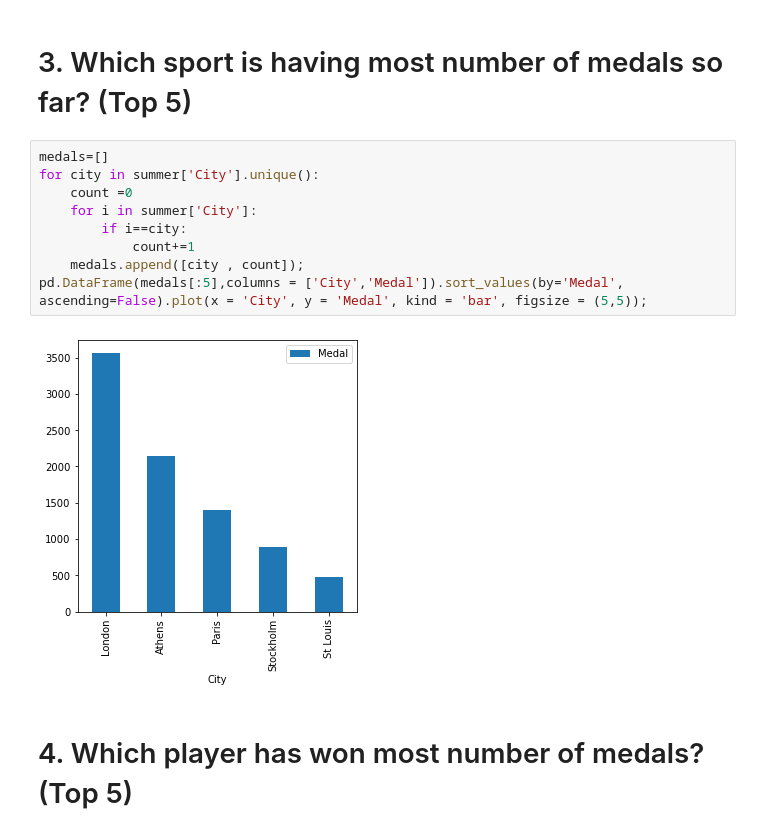
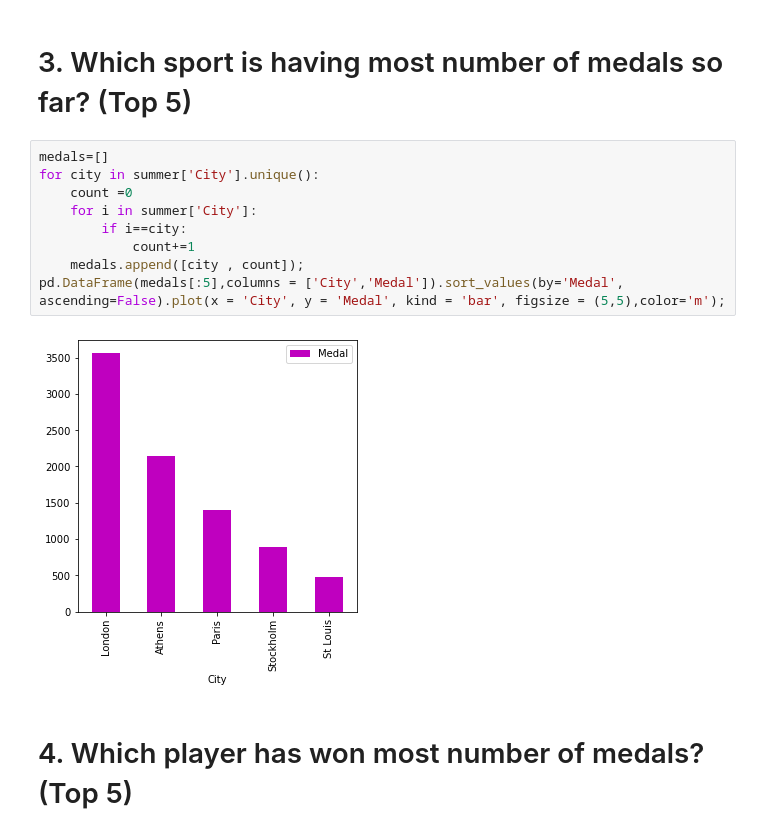
Before and after one commit to darkwolf29801/Skill-india-internship, a Jupyter notebook: Summer Olympics - Balaji E.ipynb, the cells around one changed output. Cells and saved outputs as stored; diff of their text form.

```diff
--- a/Summer Olympics - Balaji E.ipynb
+++ b/Summer Olympics - Balaji E.ipynb
@@ -28,14 +28,14 @@ pd.DataFrame(data[:5],columns = ['Sport','Medal']).sort_values(by='Medal', ascen
 # %%
 medals=[]
 for city in summer['City'].unique():
     count =0
     for i in summer['City']:
         if i==city:
             count+=1
     medals.append([city , count]);
-pd.DataFrame(medals[:5],columns = ['City','Medal']).sort_values(by='Medal', ascending=False).plot(x = 'City', y = 'Medal', kind = 'bar', figsize = (5,5));
+pd.DataFrame(medals[:5],columns = ['City','Medal']).sort_values(by='Medal', ascending=False).plot(x = 'City', y = 'Medal', kind = 'bar', figsize = (5,5),color='m');
 # %% [output]
-[figure, old version]
+[figure, new version]
 # %% [markdown]
 # 4. Which player has won most number of medals? (Top 5)
 # %%
```
Also changed, not shown: parts of 10 cells of this notebook, 1 other file.
